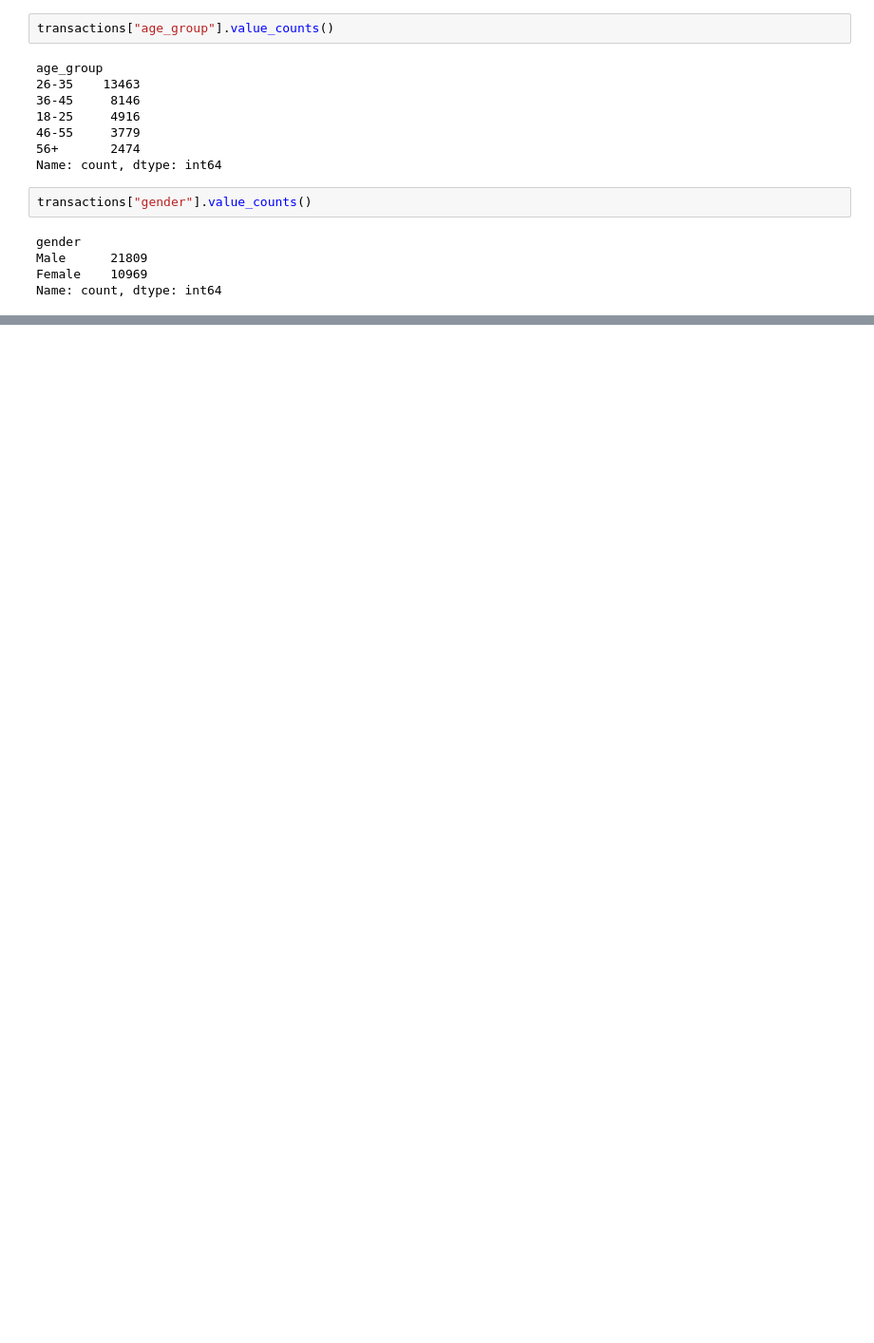
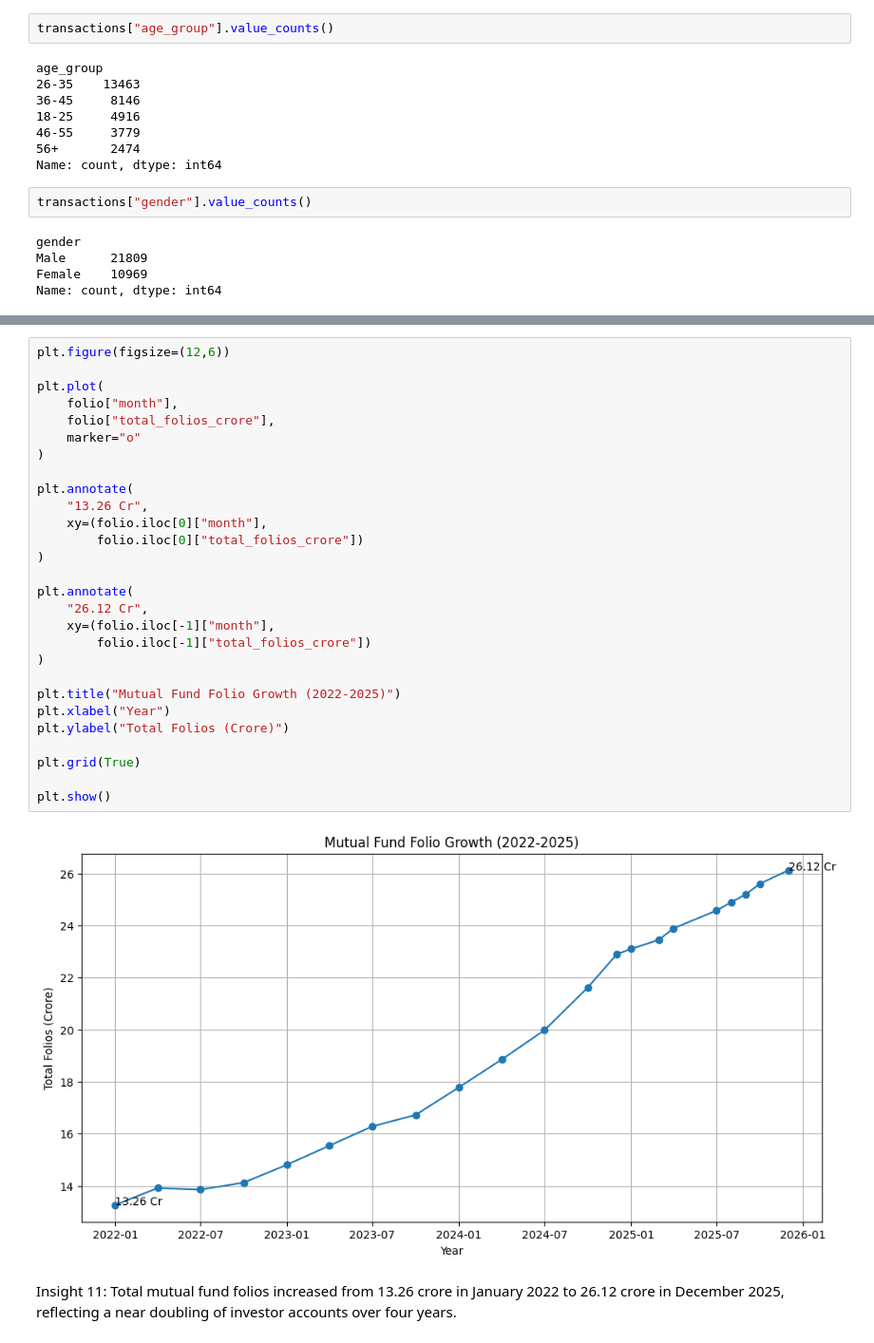
Before and after one commit to Moheeb999/bluestock_mf_capstone, a Jupyter notebook: notebooks/03_eda_analysis.ipynb, the cells around one changed output, grey strips where cells are left out. Shown at 95% size. Saved outputs shown, nothing was run; the diff lists cells and outputs as text; blank space fills up the shorter version.

```diff
--- a/notebooks/03_eda_analysis.ipynb
+++ b/notebooks/03_eda_analysis.ipynb
@@ -245,0 +442,33 @@ Name: count, dtype: int64
+# %%
+plt.figure(figsize=(12,6))
+
+plt.plot(
+    folio["month"],
+    folio["total_folios_crore"],
+    marker="o"
+)
+
+plt.annotate(
+    "13.26 Cr",
+    xy=(folio.iloc[0]["month"],
+        folio.iloc[0]["total_folios_crore"])
+)
+
+plt.annotate(
+    "26.12 Cr",
+    xy=(folio.iloc[-1]["month"],
+        folio.iloc[-1]["total_folios_crore"])
+)
+
+plt.title("Mutual Fund Folio Growth (2022-2025)")
+plt.xlabel("Year")
+plt.ylabel("Total Folios (Crore)")
+
+plt.grid(True)
+
+plt.show()
+# %% [output]
+[figure, added]
+# %% [markdown]
+Insight 11:
+Total mutual fund folios increased from 13.26 crore in January 2022 to 26.12 crore in December 2025, reflecting a near doubling of investor accounts over four years.
```
Also changed, not shown: parts of 42 cells of this notebook, 11 other files.
